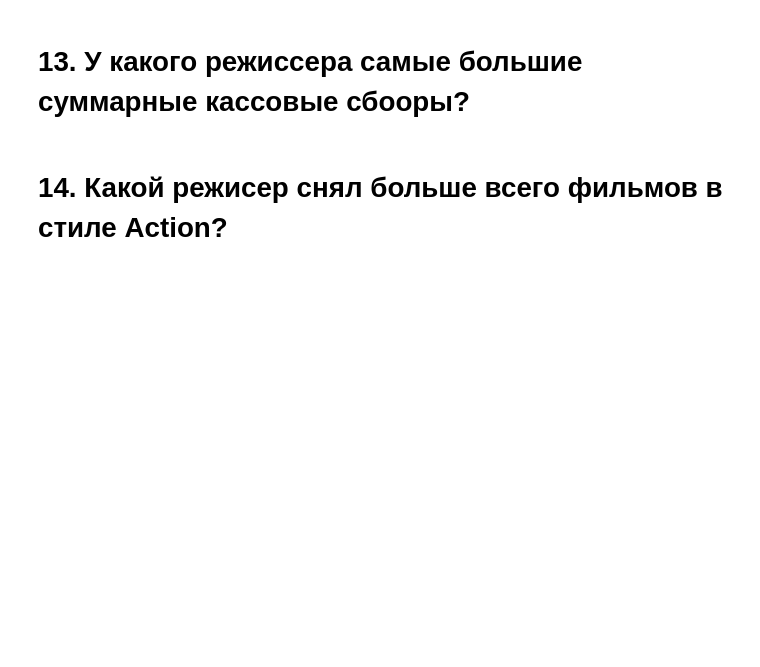
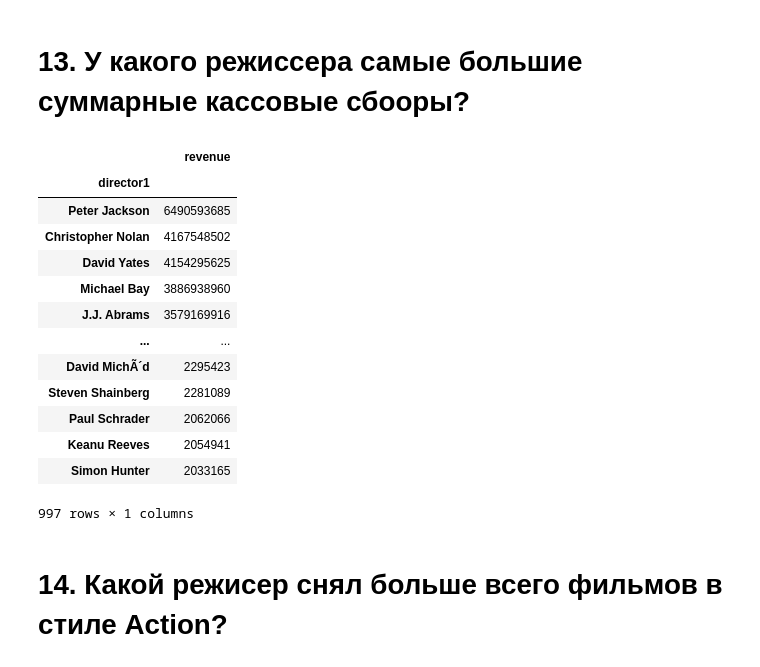
Before and after one commit to TretSerg/dstest, a Jupyter notebook: module_1/Movies_IMBD_v4.1_TEMPLATE.ipynb, the cells around one changed output. Drawn from its saved outputs; the diff is of its cells as text; code cells hidden in the pictures; blank space fills up the shorter version.

```diff
--- a/module_1/Movies_IMBD_v4.1_TEMPLATE.ipynb
+++ b/module_1/Movies_IMBD_v4.1_TEMPLATE.ipynb
@@ -76,2 +120,5 @@ answers['2'] = '...'
 # %% [markdown]
 # 8. У скольких фильмов из датасета объем сборов оказался выше бюджета?
+# %%
+answers['8'] = '1478'
+data[data['Profit'] > 0]['Profit'].count()
@@ -88,3 +186,26 @@ answers['2'] = '...'
 ВАРИАНТ 2
 # %% [markdown]
 # 12. Фильмы какого жанра чаще всего становятся прибыльными?
+# %%
+answers['12'] = 'Drama'
+res = data
+res['Profit'] = res['revenue'] - res['budget']
+res = res[res['Profit'] >= 0][['original_title', 'Profit', 'genres']].sort_values(['Profit'])
+res['genres'] = res['genres'].str.split('|')
+
+# Создаем новые столбцы под каждый из жанров
+# для этого строим серию
+# res['genres'].apply(pd.Series).stack().reset_index(1, drop=True)
+# которая разбивает каждый элемент в списках на новый столбец.
+# .stack() складывает эти столбцы в один столбец, сохраняя инфу об индексе
+# .reset_index(1, drop=True) сбрасывает уровень 1 индекса и отбрасываем его
+# затем оборачиваем эту серию
+# pd.Series(res['genres'].apply(pd.Series).stack().reset_index(1, drop=True), name='genres1'))
+# для присоединения к нашему дата сэту, для этого добавляем стобец name='genres1'
+
+# соединяем нашу серию жанров с исходным датафреймом
+# res.join(pd.Series(res['genres'].apply(pd.Series).stack().reset_index(1, drop=True),
+#                      name='genres1'))
+dummies_df = res.join(pd.Series(res['genres'].apply(pd.Series).stack().reset_index(1, drop=True),
+                     name='genres1'))
+dummies_df['genres1'].value_counts()
@@ -91,4 +232,27 @@ answers['2'] = '...'
 # %% [markdown]
 # 13. У какого режиссера самые большие суммарные кассовые сбооры?
+# %%
+answers['13'] = 'Peter Jackson'
+res = data[['original_title', 'revenue', 'director']]
+res['director'] = res['director'].str.split('|')
+
+dummies_df = res.join(pd.Series(res['director'].apply(pd.Series).stack().reset_index(1, drop=True),
+                     name='director1'))
+dummies_df.pivot_table(index='director1', aggfunc= {'revenue':sum}).sort_values(['revenue'], ascending=False)
+# %% [output]
+|  | revenue |
+| director1 |  |
+| Peter Jackson | 6490593685 |
+| Christopher Nolan | 4167548502 |
+| David Yates | 4154295625 |
+| Michael Bay | 3886938960 |
+| J.J. Abrams | 3579169916 |
+| ... | ... |
+| David MichÃ´d | 2295423 |
+| Steven Shainberg | 2281089 |
+| Paul Schrader | 2062066 |
+| Keanu Reeves | 2054941 |
+| Simon Hunter | 2033165 |
+997 rows × 1 columns
 # %% [markdown]
 # 14. Какой режисер снял больше всего фильмов в стиле Action?
```
Also changed, not shown: parts of 37 cells of this notebook, 1 other file.
